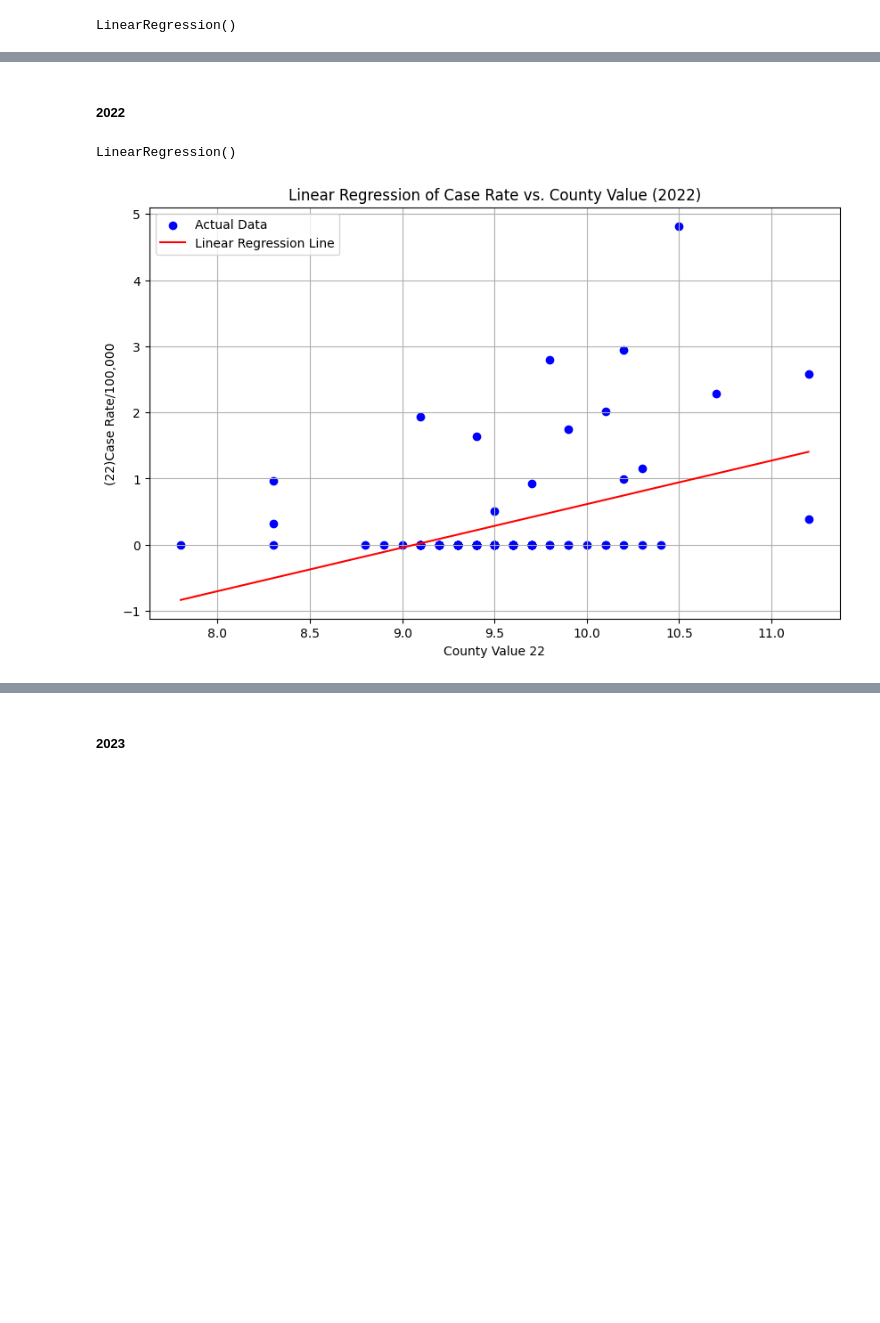
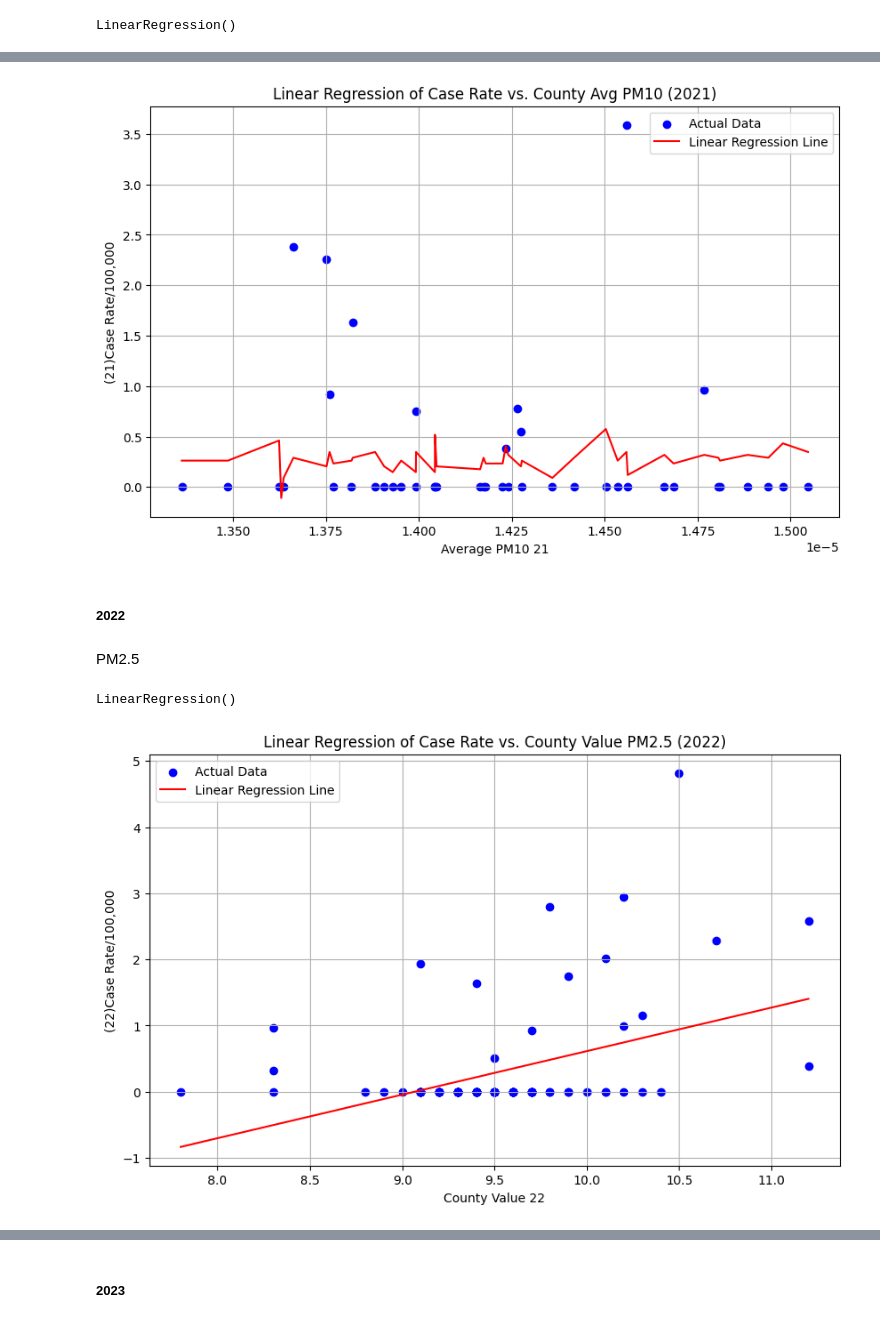
Before and after one commit to christineCLWong/idph_air_pollution_infectious, a Jupyter notebook: tuberculosis.ipynb, the cells around one changed output, grey strips where cells are left out. Saved outputs shown, nothing was run; the diff lists cells and outputs as text; code cells hidden in the pictures; blank space fills up the shorter version.

```diff
--- a/tuberculosis.ipynb
+++ b/tuberculosis.ipynb
@@ -250,4 +367,24 @@ plt.show()
+# %%
+y_pred_21_pm10 = model_21_pm10.predict(X_21_pm10)
+
+plt.figure(figsize=(10, 6))  # Adjust figure size as needed
+plt.scatter(df_merge_21_pm10["Average PM10 21"], df_merge_21_pm10["(21)Case Rate/100,000"], color='blue', label='Actual Data')
+
+sorted_indices = np.argsort(X_21_pm10.flatten())
+plt.plot(X_21_pm10[sorted_indices], y_pred_21[sorted_indices], color='red', label='Linear Regression Line')
+
+# Add labels and title
+plt.xlabel("Average PM10 21")
+plt.ylabel("(21)Case Rate/100,000")
+plt.title("Linear Regression of Case Rate vs. County Avg PM10 (2021)")
+plt.legend()
+plt.grid(True)
+plt.show()
+# %% [output]
+[figure, added]
 # %% [markdown]
 <h5>2022</h5>
+# %% [markdown]
+PM2.5
 # %%
 #2022
@@ -272,9 +409,9 @@ plt.plot(X_22[sorted_indices], y_pred_22[sorted_indices], color='red', label='Li
 # Add labels and title
 plt.xlabel("County Value 22")
 plt.ylabel("(22)Case Rate/100,000")
-plt.title("Linear Regression of Case Rate vs. County Value (2022)")
+plt.title("Linear Regression of Case Rate vs. County Value PM2.5 (2022)")
 plt.legend()
 plt.grid(True)
 plt.show()
 # %% [output]
-[figure, old version]
+[figure, new version]
```
Also changed, not shown: parts of 35 cells of this notebook.
